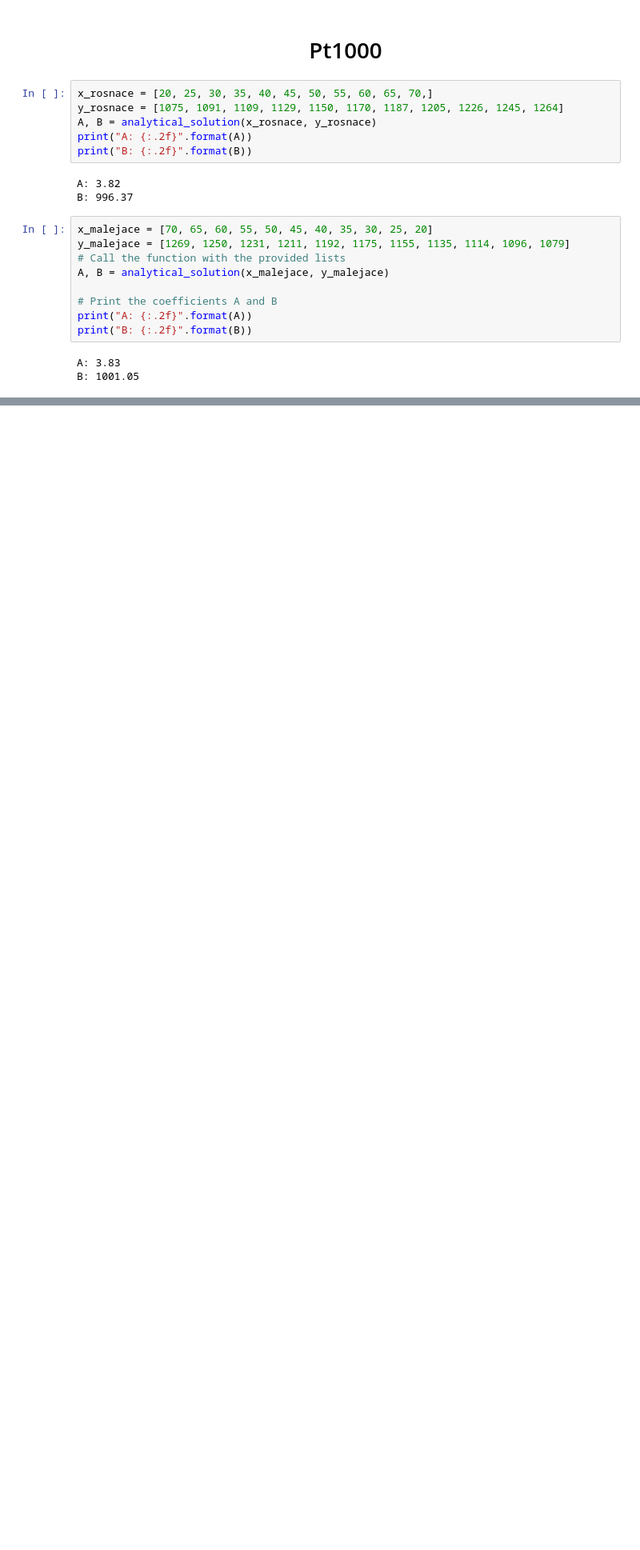
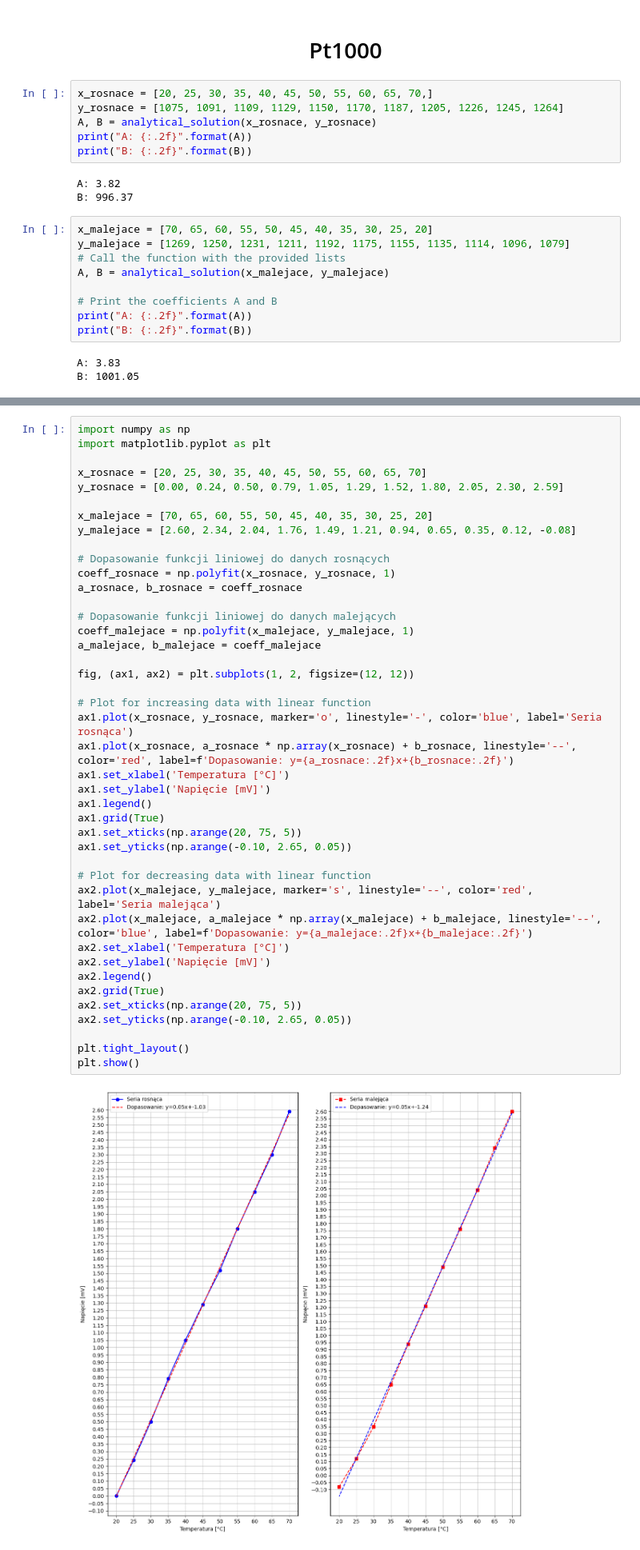
Before and after one commit to PiotrCheski/PodstawyAutomatyki, a Jupyter notebook: FunkcjeC3.ipynb, the cells around one changed output, grey strips where cells are left out. Shown: that part at 80% size. Saved outputs shown, nothing was run; the diff lists cells and outputs as text; blank space fills up the shorter version.

```diff
--- a/FunkcjeC3.ipynb
+++ b/FunkcjeC3.ipynb
@@ -61,0 +239,44 @@ B: 1001.05
+# %%
+import numpy as np
+import matplotlib.pyplot as plt
+
+x_rosnace = [20, 25, 30, 35, 40, 45, 50, 55, 60, 65, 70]
+y_rosnace = [0.00, 0.24, 0.50, 0.79, 1.05, 1.29, 1.52, 1.80, 2.05, 2.30, 2.59]
+
+x_malejace = [70, 65, 60, 55, 50, 45, 40, 35, 30, 25, 20]
+y_malejace = [2.60, 2.34, 2.04, 1.76, 1.49, 1.21, 0.94, 0.65, 0.35, 0.12, -0.08]
+
+# Dopasowanie funkcji liniowej do danych rosnących
+coeff_rosnace = np.polyfit(x_rosnace, y_rosnace, 1)
+a_rosnace, b_rosnace = coeff_rosnace
+
+# Dopasowanie funkcji liniowej do danych malejących
+coeff_malejace = np.polyfit(x_malejace, y_malejace, 1)
+a_malejace, b_malejace = coeff_malejace
+
+fig, (ax1, ax2) = plt.subplots(1, 2, figsize=(12, 12))
+
+# Plot for increasing data with linear function
+ax1.plot(x_rosnace, y_rosnace, marker='o', linestyle='-', color='blue', label='Seria rosnąca')
+ax1.plot(x_rosnace, a_rosnace * np.array(x_rosnace) + b_rosnace, linestyle='--', color='red', label=f'Dopasowanie: y={a_rosnace:.2f}x+{b_rosnace:.2f}')
+ax1.set_xlabel('Temperatura [°C]')
+ax1.set_ylabel('Napięcie [mV]')
+ax1.legend()
+ax1.grid(True)
+ax1.set_xticks(np.arange(20, 75, 5))
+ax1.set_yticks(np.arange(-0.10, 2.65, 0.05))
+
+# Plot for decreasing data with linear function
+ax2.plot(x_malejace, y_malejace, marker='s', linestyle='--', color='red', label='Seria malejąca')
+ax2.plot(x_malejace, a_malejace * np.array(x_malejace) + b_malejace, linestyle='--', color='blue', label=f'Dopasowanie: y={a_malejace:.2f}x+{b_malejace:.2f}')
+ax2.set_xlabel('Temperatura [°C]')
+ax2.set_ylabel('Napięcie [mV]')
+ax2.legend()
+ax2.grid(True)
+ax2.set_xticks(np.arange(20, 75, 5))
+ax2.set_yticks(np.arange(-0.10, 2.65, 0.05))
+
+plt.tight_layout()
+plt.show()
+# %% [output]
+[figure, added]
```
Also changed, not shown: parts of 9 cells of this notebook.
